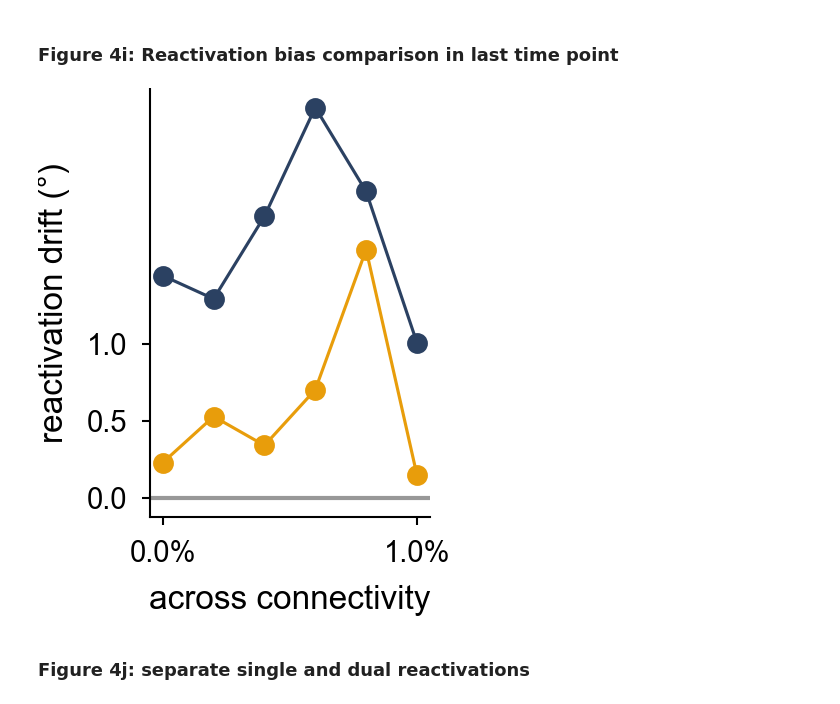
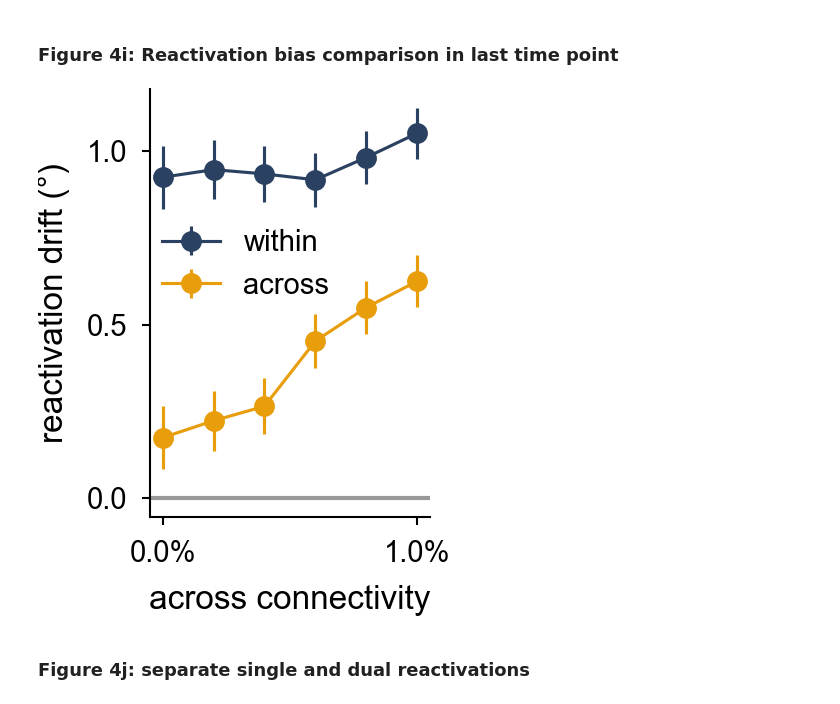
Before and after one commit to MelanieTschiersch/RedundantPrefrontalHemispheres, a Jupyter notebook: Figure4/Figure4.ipynb, the cells around one changed output. Saved outputs shown, nothing was run; the diff lists cells and outputs as text; code cells hidden in the pictures.

```diff
--- a/Figure4/Figure4.ipynb
+++ b/Figure4/Figure4.ipynb
@@ -174,9 +174,8 @@ os.getcwd()
 # %%
 loc = './Results/Figure4/'
 loc = './Results_Full/Figure4/'
-#filename = loc + 'TwoAreaVaryingUntunedConnect_Stim3'
-filename = loc + 'TwoAreaVaryingUntunedConnect_Stim3_subset'
-filename = loc + 'TwoAreaVaryingUntunedConnect_Stim3_bug'
+filename = loc + 'TwoAreaVaryingUntunedConnect_Stim3'
+#filename = loc + 'TwoAreaVaryingUntunedConnect_Stim3_subset'
 
 df_models = pd.read_csv(filename+'.csv')
 
@@ -261,0 +261,4 @@ print('# simulations: '+str(len(df_models)))
+# %%
+for s, strength in enumerate(conn_strengths[::-1]):
+    df = df_models.loc[df_models.across_factor==strength]
+    print(len(df))
@@ -362,17 +373,20 @@ conn_strengths_resorted = conn_strengths#np.roll(conn_strengths, 1)
 conn_labels_resorted = conn_strengths#np.roll(conn_strength_labels, 1)
 
 strength_area = {s:[] for s in conn_strengths_resorted}
+strength_area_sem = {s:[] for s in conn_strengths_resorted}
 for s, strength in enumerate(conn_strengths_resorted):
     df = df_models.loc[df_models.across_factor==strength].copy().reset_index(drop=True)
 
     # strength of an area
     strength_area[strength] = np.mean(df.responsestrength1_area1.values)
+    strength_area_sem[strength] = sem(df.responsestrength1_area1.values)
 
 
 f,ax = plt.subplots(figsize=(1.7, 2.1))
 sns.despine()
 # area
-ax.plot(list(strength_area.keys())[:-1], list(strength_area.values())[:-1],\
+ax.errorbar(list(strength_area.keys())[:-1], list(strength_area.values())[:-1],\
+            yerr = list(strength_area_sem.keys())[:-1],\
         marker='o', label='area', color='grey', markersize=4)
 xvalue_star = -0.004
 ax.scatter(list(strength_area.keys())[-1]+0.001, list(strength_area.values())[-1], marker='o', color='grey', s=15)
@@ -385,5 +399,5 @@ ax.set_ylabel('decoder strength')
 ax.xaxis.set_ticks_position('bottom')
 ax.yaxis.set_ticks_position('left')
 plt.tight_layout()
-#plt.savefig('./Figures/Figure4/ModelComparison_StrengthByModeltype.svg')
+plt.savefig('./Figures/Figure4/ModelComparison_StrengthByModeltype.svg')
 # %% [output]
@@ -712,8 +758,8 @@ df_models['dog_reldist_area1'] = -dog1(DoG_SIGMA, prevreact_curr_a1)
 df_models['dog_reldist_area2'] = -dog1(DoG_SIGMA, prevreact_curr_a2)
 
 f,ax = plt.subplots(figsize=(1.6, 2))
-DoGfit_within = []
-DoGfit_across = []
+DoGfit_within, DoGfit_within_sem = [], []
+DoGfit_across, DoGfit_across_sem = [], []
 pvalues = {f:np.nan for f in conn_strengths[::-1]}
 low_CI_within=[]
 high_CI_within=[]
@@ -730,68 +776,73 @@ for s, strength in enumerate(conn_strengths):
                                         df['dog_reldist_area2'].values, axis=0)
     M_w = smf.ols(formula="errors ~ DoG_within", data = df_side).fit()
     DoGfit_within.append(M_w.params['DoG_within'])
+    DoGfit_within_sem.append(M_w.bse['DoG_within'])
 
     # across drift
     df_side['DoG_across'] = np.append(df['dog_reldist_area2'].values,\
                                         df['dog_reldist_area1'].values, axis=0)
     M_a = smf.ols(formula="errors ~ DoG_across", data = df_side).fit()
     DoGfit_across.append(M_a.params['DoG_across'])
+    DoGfit_across_sem.append(M_a.bse['DoG_across'])
     pvalues[strength] = M_a.pvalues['DoG_across']
 
-    # # bootstrap for errorbars
-    repeats = 25
-    DoGfit_within_bt = np.empty((repeats))*np.nan
-    DoGfit_across_bt = np.empty((repeats))*np.nan
-    for r in range(repeats):
-        trials = range(len(df))
-        bt_trials = random.sample(trials, int(len(df)/2))
-        df_helper = df.loc[bt_trials].copy()
+#     # # bootstrap for errorbars
+#     repeats = 25
+#     DoGfit_within_bt = np.empty((repeats))*np.nan
+#     DoGfit_across_bt = np.empty((repeats))*np.nan
+#     for r in range(repeats):
+#         trials = range(len(df))
+#         bt_trials = random.sample(trials, int(len(df)/2))
+#         df_helper = df.loc[bt_trials].copy()
 
-        df_side = pd.DataFrame()
-        df_side['errors'] = np.append(df.responseerr_a1[bt_trials], df.responseerr_a2[bt_trials], axis=0)
-        df_side['DoG_within'] = np.append(df_helper['dog_reldist_area1'].values,\
-                                            df_helper['dog_reldist_area2'].values, axis=0)
-        M_w = smf.ols(formula="errors ~ DoG_within", data = df_side).fit()
-        DoGfit_within_bt[r] = M_w.params['DoG_within']
-        # across
-        df_side['DoG_across'] = np.append(df_helper['dog_reldist_area2'].values,\
-                                            df_helper['dog_reldist_area1'].values, axis=0)
-        M_a = smf.ols(formula="errors ~ DoG_across", data = df_side).fit()
-        DoGfit_across_bt[r] = M_a.params['DoG_across']
+#         df_side = pd.DataFrame()
+#         df_side['errors'] = np.append(df.responseerr_a1[bt_trials], df.responseerr_a2[bt_trials], axis=0)
+#         df_side['DoG_within'] = np.append(df_helper['dog_reldist_area1'].values,\
+#                                             df_helper['dog_reldist_area2'].values, axis=0)
+#         M_w = smf.ols(formula="errors ~ DoG_within", data = df_side).fit()
+#         DoGfit_within_bt[r] = M_w.params['DoG_within']
+#         # across
+#         df_side['DoG_across'] = np.append(df_helper['dog_reldist_area2'].values,\
+#                                             df_helper['dog_reldist_area1'].values, axis=0)
+#         M_a = smf.ols(formula="errors ~ DoG_across", data = df_side).fit()
+#         DoGfit_across_bt[r] = M_a.params['DoG_across']
 
-    low_CI_within.append(np.percentile(DoGfit_within_bt, 2.5, axis=0))
-    high_CI_within.append(np.percentile(DoGfit_within_bt, 97.5, axis=0))
-    low_CI_across.append(np.percentile(DoGfit_across_bt, 2.5, axis=0))
-    high_CI_across.append(np.percentile(DoGfit_across_bt, 97.5, axis=0))
+#     low_CI_within.append(np.percentile(DoGfit_within_bt, 2.5, axis=0))
+#     high_CI_within.append(np.percentile(DoGfit_within_bt, 97.5, axis=0))
+#     low_CI_across.append(np.percentile(DoGfit_across_bt, 2.5, axis=0))
+#     high_CI_across.append(np.percentile(DoGfit_across_bt, 97.5, axis=0))
 
     # PLOT
 ax.axhline(0, color='#333333', alpha=0.5)
-
-ax.plot(conn_strengths[:-1], np.rad2deg(DoGfit_across[:-1]), color=colors['Across'],\
+ax.errorbar(conn_strengths[:-1], np.rad2deg(DoGfit_within[:-1]),\
+            yerr = np.rad2deg(DoGfit_within_sem[:-1]), color=colors['Within'], label='within',\
+            marker='o', lw=.75, markersize=4)
+# ax.scatter(conn_strengths[-1]+0.002, np.rad2deg(DoGfit_within[-1]), color='darkgreen',\
+#        marker='o')
+ax.errorbar(conn_strengths[:-1], np.rad2deg(DoGfit_across[:-1]),\
+            yerr = np.rad2deg(DoGfit_across_sem[:-1]), color=colors['Across'], label='across',\
         marker='o', lw=.75, markersize=4)
 # ax.scatter(conn_strengths[-1]+0.002, np.rad2deg(DoGfit_across[-1]), color='darkorange',\
 #        marker='o')
-ax.plot(conn_strengths[:-1], np.rad2deg(DoGfit_within[:-1]), color=colors['Within'],\
-            marker='o', lw=.75, markersize=4)
-# ax.scatter(conn_strengths[-1]+0.002, np.rad2deg(DoGfit_within[-1]), color='darkgreen',\
-#        marker='o')
+
 y0, y1 = ax.get_ylim()
 ax.set_xlabel('across connectivity')
 ax.set_ylabel('reactivation drift (°)')
 ax.xaxis.set_ticks_position('bottom')
 ax.yaxis.set_ticks_position('left')
 ax.set_xticks([conn_strengths[0],\
              conn_strengths[5]])
 ax.set_xticklabels([conn_strength_labels[0], conn_strength_labels[5]])
 ax.set_yticks([0, 0.5, 1])
+plt.legend(loc=(0,0.48))
 sns.despine()
 ax.xaxis.set_ticks_position('bottom')
 ax.yaxis.set_ticks_position('left')
 plt.tight_layout()
-#plt.savefig('./Figures/Figure4/ModelComparison_ReactivationBias.svg')
+plt.savefig('./Figures/Figure4/ModelComparison_ReactivationBias.svg')
 plt.show()
 # %% [output]
-[figure, old version]
+[figure, new version]
 # %% [markdown]
 ### Figure 4j: separate single and dual reactivations
 # %%
```
Also changed, not shown: parts of 12 cells of this notebook, 2 other files.
